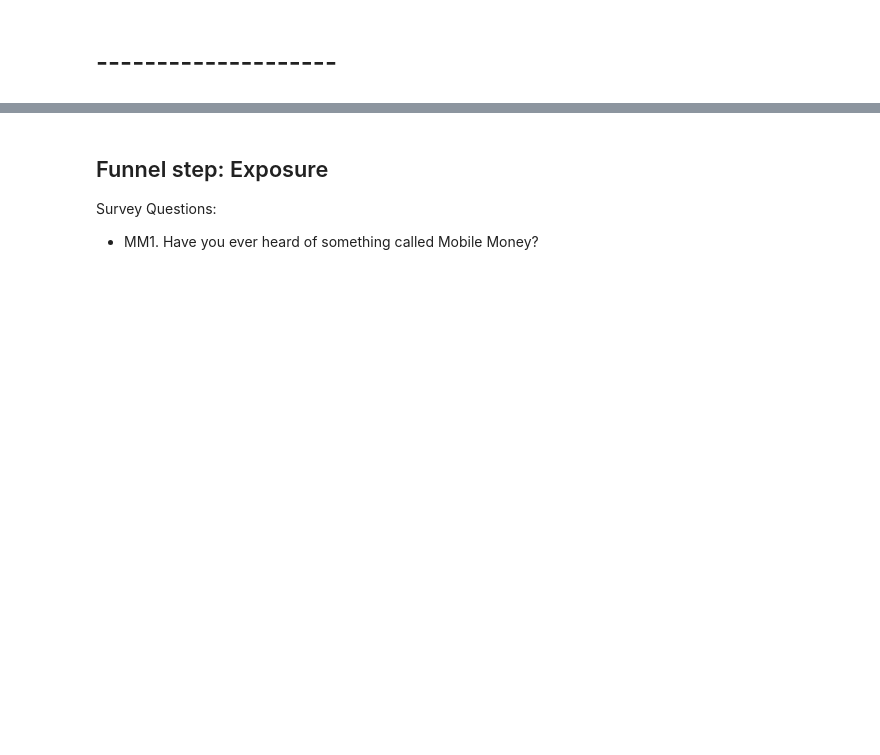
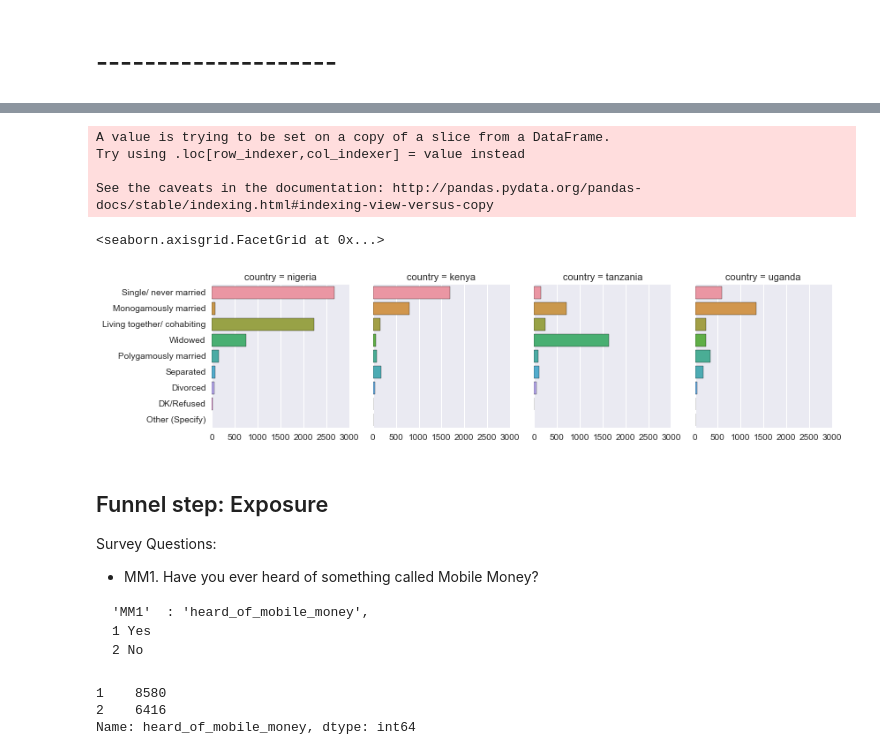
Before and after one commit to cturner500/DoPLER, a Jupyter notebook: funnel_analysis.ipynb, the cells around one changed output, grey strips where cells are left out. Saved outputs shown, nothing was run; the diff lists cells and outputs as text; code cells hidden in the pictures; blank space fills up the shorter version.

````diff
--- a/funnel_analysis.ipynb
+++ b/funnel_analysis.ipynb
@@ -80,6 +242,61 @@ df = pd.DataFrame.from_csv(
+# %%
+"""
+Marital Status
+
+DG3 : marital status UT
+1  Single/ never married
+2  Polygamously married
+3  Monogamously married
+4  Divorced
+5  Separated
+6  Widowed
+7  Living together/ cohabiting
+8  Other (Specify)
+9  DK/Refused
+
+"""
+
+
+col = 'marital_status'
+
+# rename
+dat = df[[col, 'country']]
+rename_map = {
+    1: 'Single/ never married',
+    2: 'Polygamously married',
+    3: 'Monogamously married',
+    4: 'Divorced',
+    5: 'Separated',
+    6: 'Widowed',
+    7: 'Living together/ cohabiting',
+    8: 'Other (Specify)',
+    9: 'DK/Refused',
+    }
+dat[col] = dat[col].apply(lambda x: rename_map[x])
+
+def funcplot(data, color):
+    sns.countplot(data=data, y=col)
+
+# plotting value by country
+g = sns.FacetGrid(data=dat, col="country")
+p = g.map_dataframe(funcplot)
+p
+# %% [output]
+A value is trying to be set on a copy of a slice from a DataFrame.
+Try using .loc[row_indexer,col_indexer] = value instead
+
+See the caveats in the documentation: http://pandas.pydata.org/pandas-docs/stable/indexing.html#indexing-view-versus-copy
+<seaborn.axisgrid.FacetGrid at 0x...>
+[figure, added]
 # %% [markdown]
 ## Funnel step: Exposure
 
 Survey Questions:
 
  * MM1. Have you ever heard of something called Mobile Money?
+
+```
+'MM1'  : 'heard_of_mobile_money',
+1 Yes
+2 No
+```
@@ -85,0 +305,7 @@ Survey Questions:
+# %%
+# overall breakdown
+df[col].value_counts()
+# %% [output]
+1    8580
+2    6416
+Name: heard_of_mobile_money, dtype: int64
````
Also changed, not shown: parts of 14 cells of this notebook.
